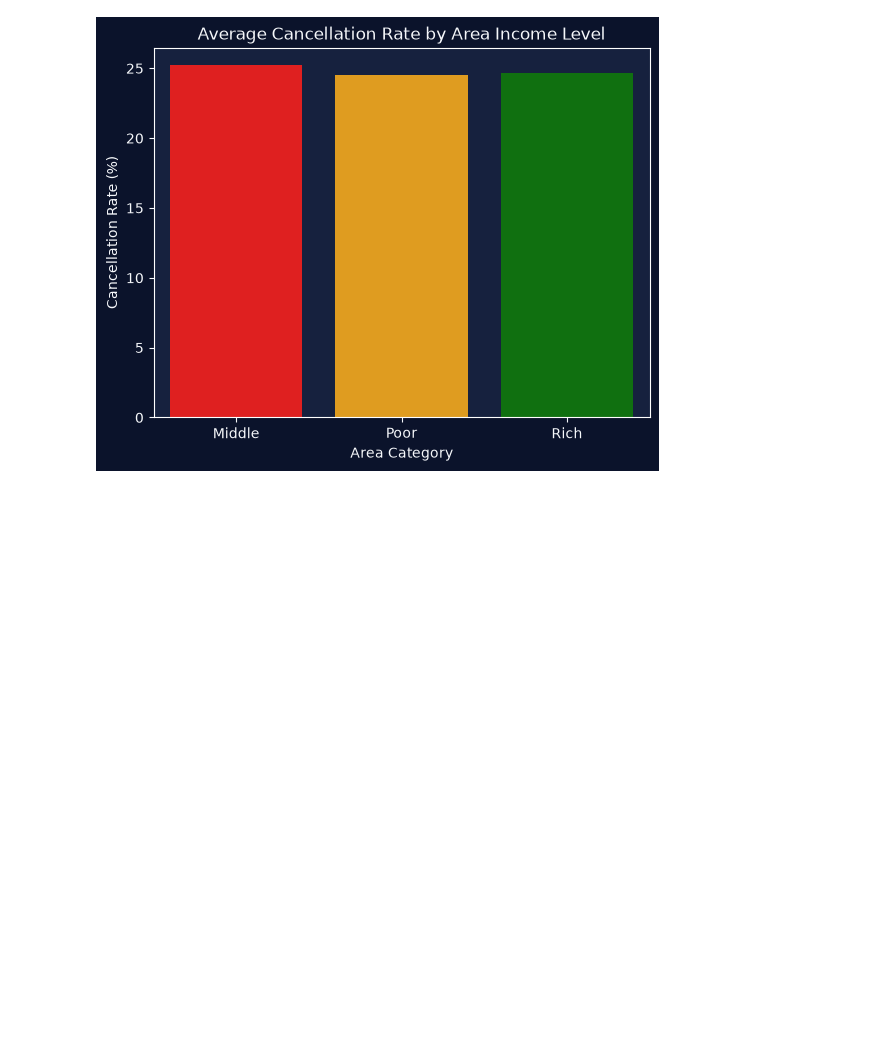
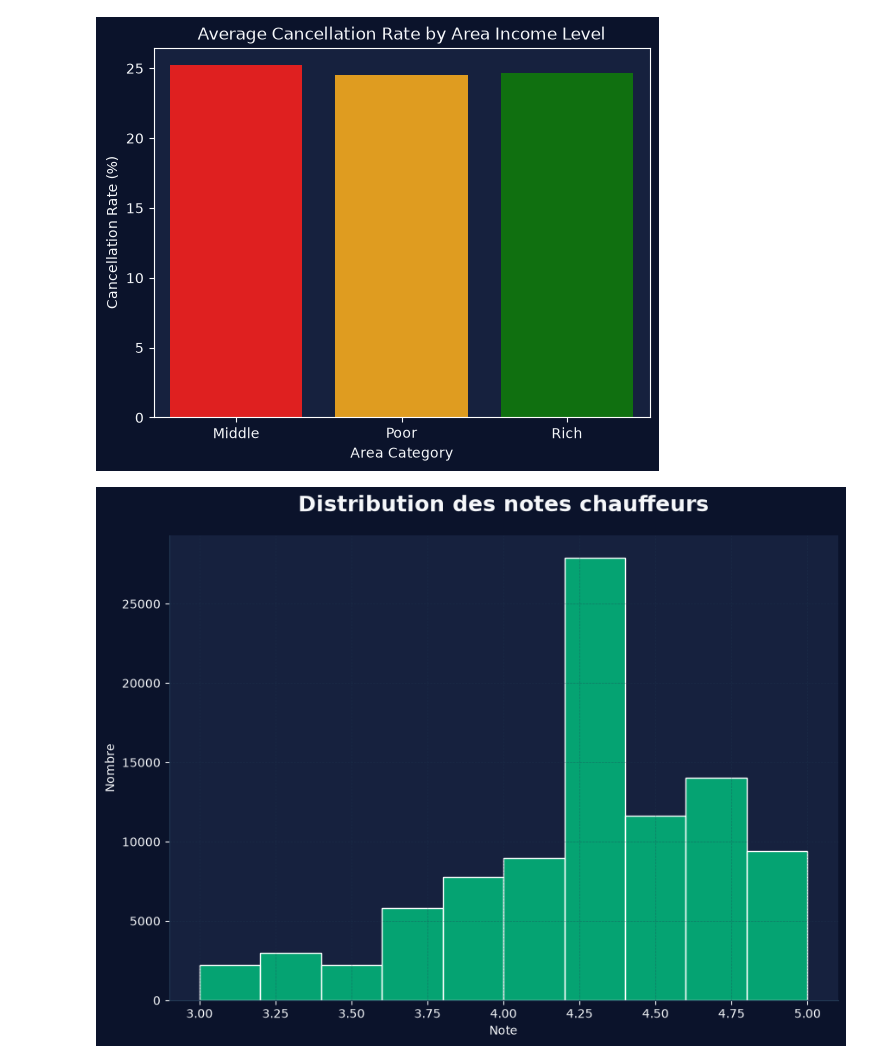
Before and after one commit to aoopen/Project-csv, a Jupyter notebook: Project2.ipynb, the cells around one changed output. Drawn from its saved outputs; the diff is of its cells as text; code cells hidden in the pictures; blank space fills up the shorter version.

```diff
--- a/Project2.ipynb
+++ b/Project2.ipynb
@@ -994,3 +1012,23 @@ Passing `palette` without assigning `hue` is deprecated and will be removed in v
 
   sns.barplot(
 [figure]
+# %%
+plt.figure(figsize=(10,7))
+
+ax=sns.histplot(
+    df["Driver Ratings"],
+    bins=10,
+    color=UBER_GREEN
+)
+
+uber_style(
+    ax,
+    "Distribution des notes chauffeurs"
+)
+
+plt.xlabel("Note")
+plt.ylabel("Nombre")
+
+plt.show()
+# %% [output]
+[figure, added]
```
Also changed, not shown: parts of 6 cells of this notebook.
